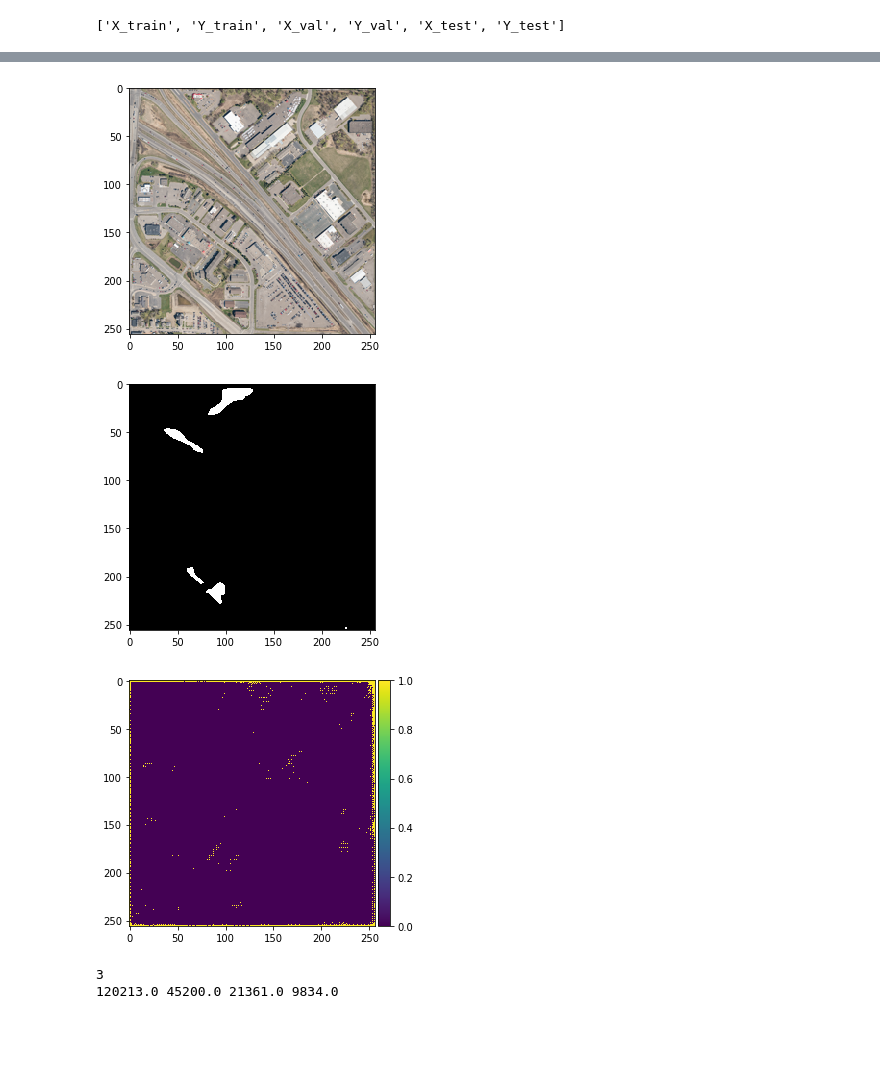
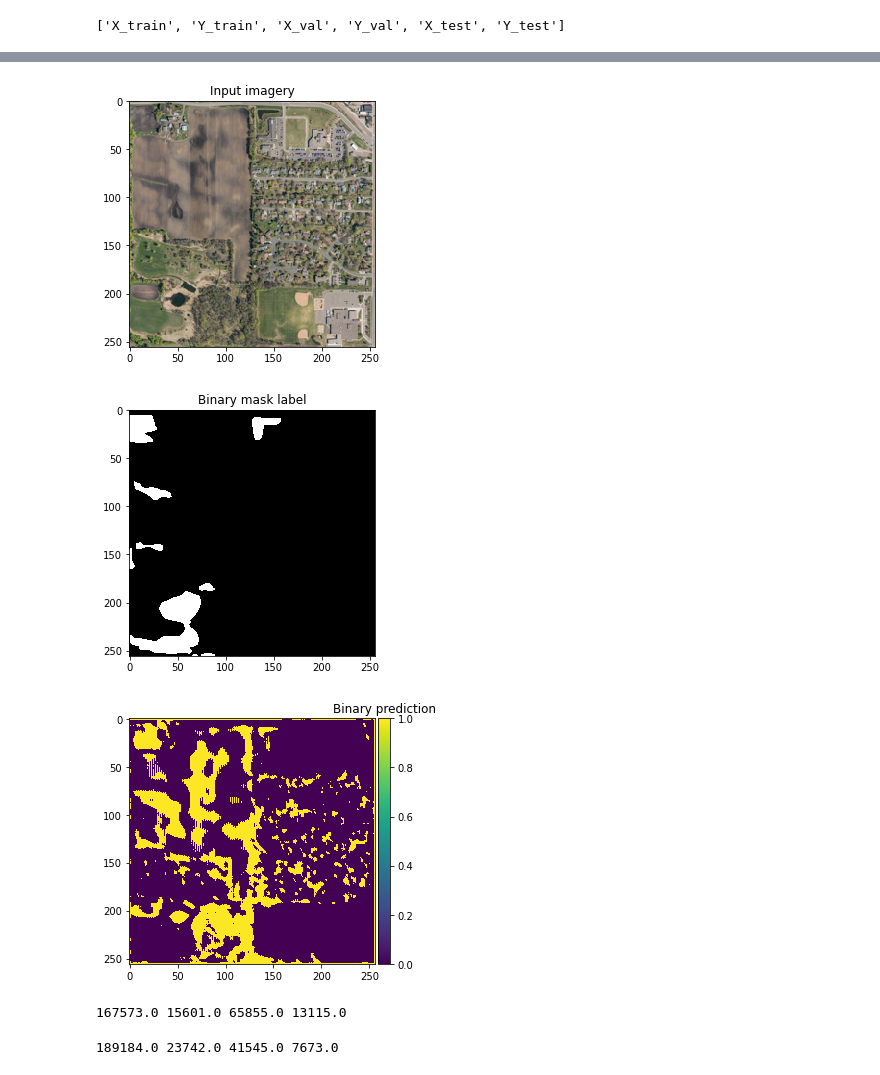
Before and after one commit to jayantgupta/SVANN, a Jupyter notebook: UNet_Image_Segmentation_Keras.ipynb, the cells around one changed output, grey strips where cells are left out. Cells and saved outputs as stored; diff of their text form; code cells hidden in the pictures; blank space fills up the shorter version.

Commit message:
Minor cleanup. Model channel additions. Code to generate 4-channel inputs. Threshold calibration. Confusion index plotting for sanity check.

```diff
--- a/UNet_Image_Segmentation_Keras.ipynb
+++ b/UNet_Image_Segmentation_Keras.ipynb
@@ -183,12 +185,17 @@ plt.show()
 # sample_weights
 
 # Generate a UNetS model
-model = models.UNetS()
+unets_model = models.UNetS(IMG_HEIGHT, IMG_WIDTH, IMG_CHANNELS)
+
+callbacks = [
+        tf.keras.callbacks.EarlyStopping(patience=2, monitor='val_loss'),
+        tf.keras.callbacks.TensorBoard(log_dir='logs'),
+        tf.keras.callbacks.ModelCheckpoint(filepath=json.load(open('config.json'))['filepaths']['default_checkpoints'] + '/MPLS-UNetS.h5', verbose=1, save_best_only=True)]
 
 # Check sample weighting
 sample_weight = np.ones(shape=(len(Y_train),))
 
-results = model.fit(X_train, Y_train, sample_weight = sample_weight, validation_data=(X_val, Y_val), batch_size=8, epochs=10, callbacks=callbacks)
+results = unets_model.fit(X_train, Y_train, sample_weight = sample_weight, validation_data=(X_val, Y_val), batch_size=8, epochs=10, callbacks=callbacks)
 
 ####################################
 # %% [output]
@@ -257,10 +264,10 @@ Epoch 00003: val_loss did not improve from 0.51564
 # %%
-weight_file = json.load(open('config.json'))['filepaths']['default_checkpoints'] + '/OSFA-UNetS.h5'
-model.load_weights(weight_file)
+weight_file = json.load(open('config.json'))['filepaths']['default_checkpoints'] + '/MPLS-UNetS.h5'
+unets_model.load_weights(weight_file)
 
-preds_train = model.predict(X_train, verbose=1)
-preds_val = model.predict(X_val, verbose=1)
-preds_test = model.predict(X_test, verbose=1)
+preds_train = unets_model.predict(X_train, verbose=1)
+preds_val = unets_model.predict(X_val, verbose=1)
+preds_test = unets_model.predict(X_test, verbose=1)
 
 preds_train_t = (preds_train > 0.2).astype(np.uint8)
 preds_val_t = (preds_val > 0.2).astype(np.uint8)
@@ -268,12 +275,16 @@ preds_test_t = (preds_test > 0.2).astype(np.uint8)
 
 # Perform a sanity check on some random training samples
 ix = random.randint(0, len(preds_train_t)-1)
-imshow(X_train[ix])
+imshow(X_train[ix][:,:,:3])
+plt.title("Input imagery")
 plt.show()
 imshow(np.squeeze(Y_train[ix]))
+plt.title("Binary mask label")
+plt.show()
+imshow(np.squeeze(preds_train[ix]))
+plt.title('Prediction values')
 plt.show()
 imshow(np.squeeze(preds_train_t[ix]))
+plt.title('Binary prediction')
 plt.show()
-imshow(np.squeeze(preds_train[ix]))
-plt.show()
 # %% [output]
@@ -282,25 +299,42 @@ ValueError: You are trying to load a weight file containing 13 layers into a mod
 # %%
 # Perform a sanity check on some random validation samples
 ix = random.randint(0, len(X_val)-1)
-imshow(X_val[ix])
+imshow(X_val[ix][:,:,:3])
+plt.title("Input imagery")
 plt.show()
 imshow(np.squeeze(Y_val[ix]))
+plt.title("Binary mask label")
 plt.show()
 imshow(np.squeeze(preds_val_t[ix]))
+plt.title('Binary prediction')
 plt.show()
 # %% [output]
-[figure, old version]
+[figure, new version]
-[figure, old version]
+[figure, new version]
-[figure, old version]
+[figure, new version]
+# %%
+tn = 0.
+fp = 0.
+fn = 0.
+tp = 0.
+for ix in range(0, len(preds_test_t)):
+    tn_, fp_, fn_, tp_ = confusion_matrix(Y_test[ix].astype(int).flatten(), preds_test_t[ix].astype(int).flatten(), labels=[0,1]).ravel()
+    tn = tn + tn_
+    fp = fp + fp_
+    fn = fn + fn_
+    tp = tp + tp_
+
+print(tn, fp, fn, tp)
+# %% [output]
+167573.0 15601.0 65855.0 13115.0
 # %%
 tn = 0.
 fp = 0.
 fn = 0.
 tp = 0.
-print(len(preds_test_t))
-for ix in range(0, len(preds_test_t)):
+for ix in range(0, len(preds_val_t)):
     #print(ix)
-    tn_, fp_, fn_, tp_ = confusion_matrix(Y_test[ix].astype(int).flatten(), preds_test_t[ix].astype(int).flatten(), labels=[0,1]).ravel()
+    tn_, fp_, fn_, tp_ = confusion_matrix(Y_val[ix].astype(int).flatten(), preds_val_t[ix].astype(int).flatten(), labels=[0,1]).ravel()
     tn = tn + tn_
     fp = fp + fp_
     fn = fn + fn_
@@ -309,5 +343,4 @@ for ix in range(0, len(preds_test_t)):
 
 print(tn, fp, fn, tp)
 # %% [output]
-3
-120213.0 45200.0 21361.0 9834.0
+189184.0 23742.0 41545.0 7673.0
```
Also changed, not shown: parts of 11 cells of this notebook, 2 other files.
